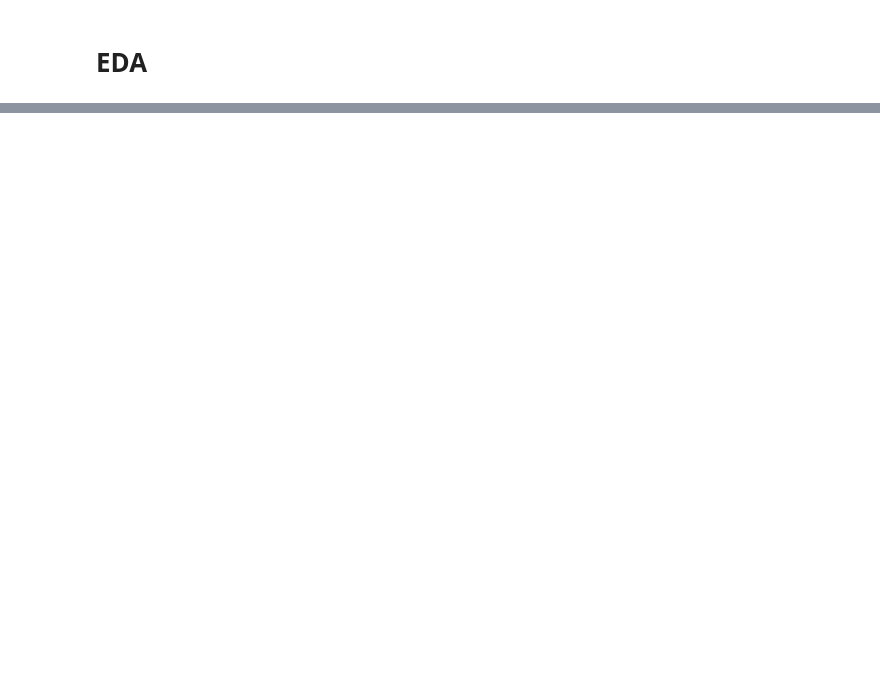
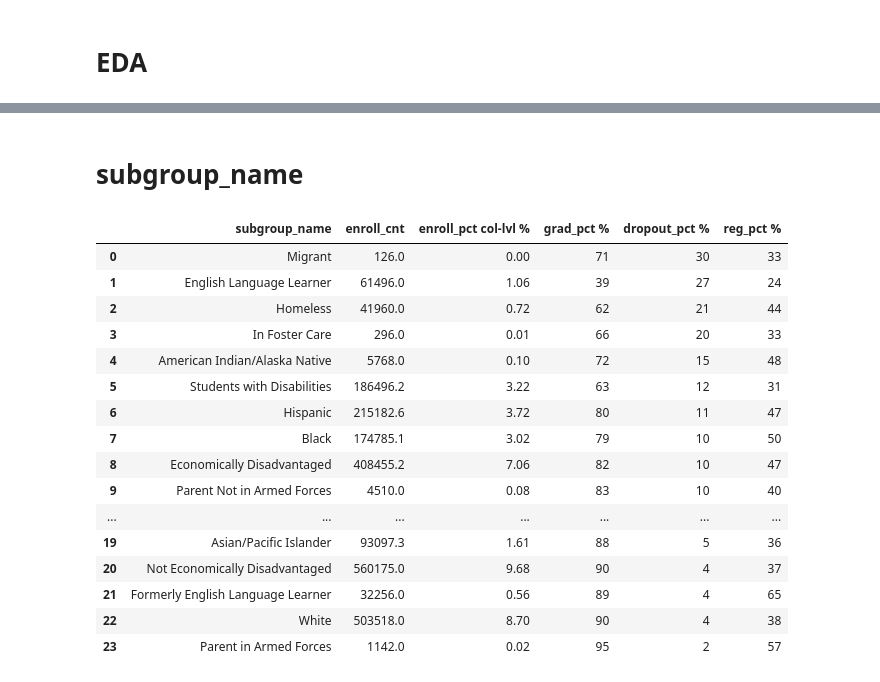
Before and after one commit to JetendraMulinti/DAV-6150---DataScience, a Jupyter notebook: M11 Practical Challenge Decision Tree versus Random Forest Performance/JetendraMulinti_M11.ipynb, the cells around one changed output, grey strips where cells are left out. Cells and saved outputs as stored; diff of their text form; code cells hidden in the pictures; blank space fills up the shorter version.

```diff
--- a/M11 Practical Challenge Decision Tree versus Random Forest Performance/JetendraMulinti_M11.ipynb
+++ b/M11 Practical Challenge Decision Tree versus Random Forest Performance/JetendraMulinti_M11.ipynb
@@ -207,0 +218,21 @@ StopIteration:
+# %%
+#### Capping (For Notmally distributed data)
+#### We considered lower_percentile, upper_percentile as default values.
+
+def cap_outliers(series, lower_percentile=0.05, upper_percentile=0.95):
+    """
+    Caps outliers in a pandas series to specified percentile thresholds.
+    """
+    quantiles = series.quantile([lower_percentile, upper_percentile])
+    series_capped = series.clip(quantiles[lower_percentile], quantiles[upper_percentile])
+    return series_capped
+
+
+CappingColumns = NY_df.select_dtypes(include=['float64', 'int64', 'int32']).columns.tolist()
+
+
+# Applying the function to cap outliers in the dataset
+for column in CappingColumns:
+    NY_df[column] = cap_outliers(NY_df[column])
+
+NY_df.head(2)
@@ -207,0 +257,20 @@ StopIteration:
+# %%
+def calculate_percentages_and_sort(df, group_by_column, sort_by_column, ascending=False):
+
+    temp_df = df.groupby(group_by_column)['enroll_cnt','grad_cnt','dropout_cnt',
+                                        'reg_cnt'].sum().reset_index()
+    ### This is column lvl Pct
+    temp_df['enroll_pct col-lvl %'] = round((temp_df['enroll_cnt'] / temp_df['enroll_cnt'].sum()) * 100, 2)
+
+    ### this is Row lvl Pct
+    temp_df['grad_pct %'] = ((temp_df['grad_cnt'] / temp_df['enroll_cnt']) * 100).astype(int)
+    temp_df['dropout_pct %'] = ((temp_df['dropout_cnt'] / temp_df['enroll_cnt']) * 100).astype(int)
+    temp_df['reg_pct %'] = ((temp_df['reg_cnt'] / temp_df['enroll_cnt']) * 100).astype(int)
+
+    ## ordering columns
+    temp_df = temp_df[[group_by_column,'enroll_cnt','enroll_pct col-lvl %','grad_pct %','dropout_pct %',
+                       'reg_pct %']]
+
+
+    temp_df = temp_df.sort_values(by=[sort_by_column], ascending=ascending).reset_index(drop=True)
+    return temp_df
@@ -207,0 +335,23 @@ StopIteration:
+# %% [markdown]
+# **subgroup_name**
+# %%
+### subgroup_name wise (dropout_pct%)
+calculate_percentages_and_sort(NY_df, group_by_column='subgroup_name', sort_by_column='dropout_pct %', ascending=False)
+# %% [output]
+|  | subgroup_name | enroll_cnt | enroll_pct col-lvl % | grad_pct % | dropout_pct % | reg_pct % |
+| 0 | Migrant | 126.0 | 0.00 | 71 | 30 | 33 |
+| 1 | English Language Learner | 61496.0 | 1.06 | 39 | 27 | 24 |
+| 2 | Homeless | 41960.0 | 0.72 | 62 | 21 | 44 |
+| 3 | In Foster Care | 296.0 | 0.01 | 66 | 20 | 33 |
+| 4 | American Indian/Alaska Native | 5768.0 | 0.10 | 72 | 15 | 48 |
+| 5 | Students with Disabilities | 186496.2 | 3.22 | 63 | 12 | 31 |
+| 6 | Hispanic | 215182.6 | 3.72 | 80 | 11 | 47 |
+| 7 | Black | 174785.1 | 3.02 | 79 | 10 | 50 |
+| 8 | Economically Disadvantaged | 408455.2 | 7.06 | 82 | 10 | 47 |
+| 9 | Parent Not in Armed Forces | 4510.0 | 0.08 | 83 | 10 | 40 |
+| ... | ... | ... | ... | ... | ... | ... |
+| 19 | Asian/Pacific Islander | 93097.3 | 1.61 | 88 | 5 | 36 |
+| 20 | Not Economically Disadvantaged | 560175.0 | 9.68 | 90 | 4 | 37 |
+| 21 | Formerly English Language Learner | 32256.0 | 0.56 | 89 | 4 | 65 |
+| 22 | White | 503518.0 | 8.70 | 90 | 4 | 38 |
+| 23 | Parent in Armed Forces | 1142.0 | 0.02 | 95 | 2 | 57 |
```
Also changed, not shown: parts of 39 cells of this notebook.
